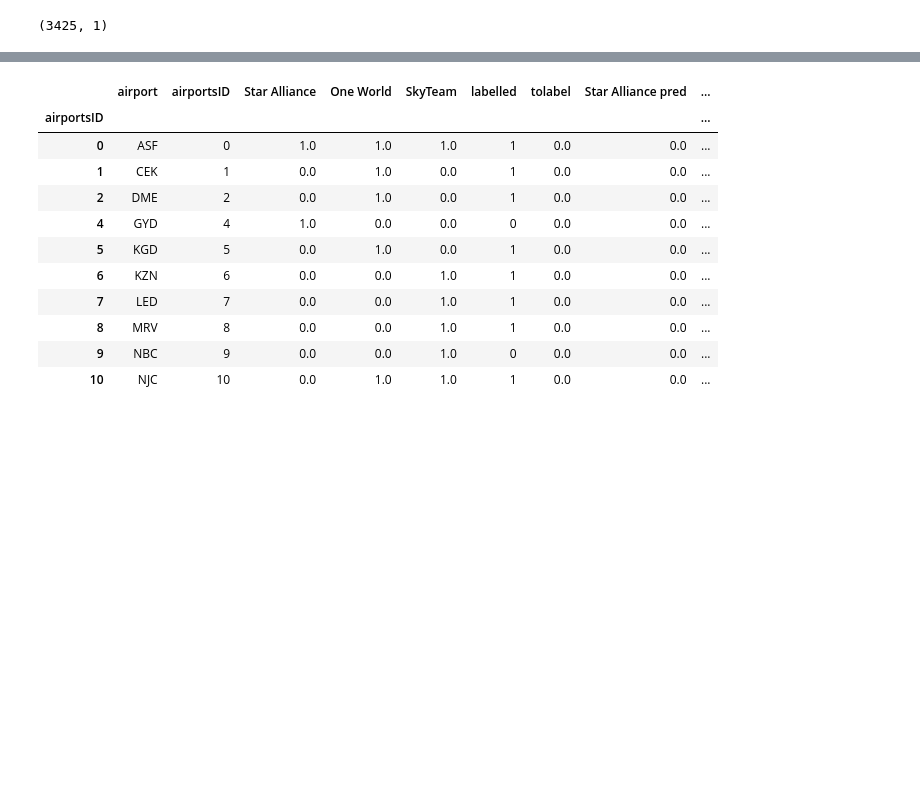
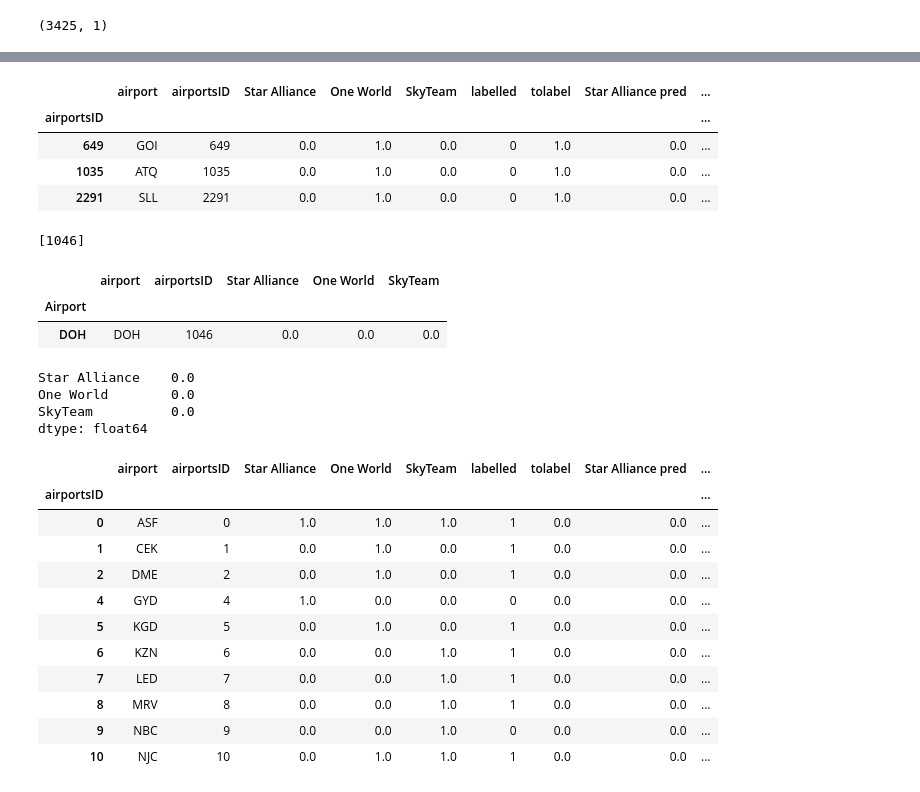
Before and after one commit to nicolasFontbonne/Project_ntds, a Jupyter notebook: main_marie.ipynb, the cells around one changed output, grey strips where cells are left out. Saved outputs shown, nothing was run; the diff lists cells and outputs as text; code cells hidden in the pictures; blank space fills up the shorter version.

```diff
--- a/main_marie.ipynb
+++ b/main_marie.ipynb
@@ -870,6 +873,41 @@ A_nonw = np.copy(adjacency_alce)
 A_nonw[A_nonw!=0]=1
 # take out the airports that do not belong to the alliance
 #airport_notalce = list(airport_attribution_dummy['airportsID'][airport_attribution_dummy[['Star Alliance', 'One World', 'SkyTeam']].sum(axis=1) == 0])
+# %%
+airport_alce[airport_alce.tolabel==1]
+# %% [output]
+|  | airport | airportsID | Star Alliance | One World | SkyTeam | labelled | tolabel | Star Alliance pred | ... |
+| airportsID |  |  |  |  |  |  |  |  | ... |
+| 649 | GOI | 649 | 0.0 | 1.0 | 0.0 | 0 | 1.0 | 0.0 | ... |
+| 1035 | ATQ | 1035 | 0.0 | 1.0 | 0.0 | 0 | 1.0 | 0.0 | ... |
+| 2291 | SLL | 2291 | 0.0 | 1.0 | 0.0 | 0 | 1.0 | 0.0 | ... |
+# %%
+airport_attr = airport_alce
+neighbours = np.argwhere(A_nonw[649,]!=0)
+neighbours = [item for sublist in neighbours for item in sublist]
+neighbours
+# %% [output]
+[1046]
+# %%
+airport_alce[airport_alce.airportsID == 1046]
+airport_attribution_dummy[airport_attribution_dummy.airportsID == 1046]
+# %% [output]
+|  | airport | airportsID | Star Alliance | One World | SkyTeam |
+| Airport |  |  |  |  |  |
+| DOH | DOH | 1046 | 0.0 | 0.0 | 0.0 |
+# %%
+# sum up the alliances labels of the labelled neighbour nodes
+values = airport_attr[['Star Alliance', 'One World', 'SkyTeam']][(airport_attr.airportsID.isin(neighbours)) & (airport_attr.labelled == 1)].sum()
+
+# add the votes of the newly predicted neighbour airports
+values_neigh_pred = list(airport_attr[['Star Alliance pred', 'One World pred', 'SkyTeam pred']][(airport_attr.airportsID.isin(neighbours)) & (airport_attr.labelled == 0)].sum())
+values = values+values_neigh_pred
+values
+# %% [output]
+Star Alliance    0.0
+One World        0.0
+SkyTeam          0.0
+dtype: float64
 # %%
 airport_attr = propagate_labels(airport_alce, A_nonw)
 # %%
```
Also changed, not shown: parts of 8 cells of this notebook, 2 other files.
